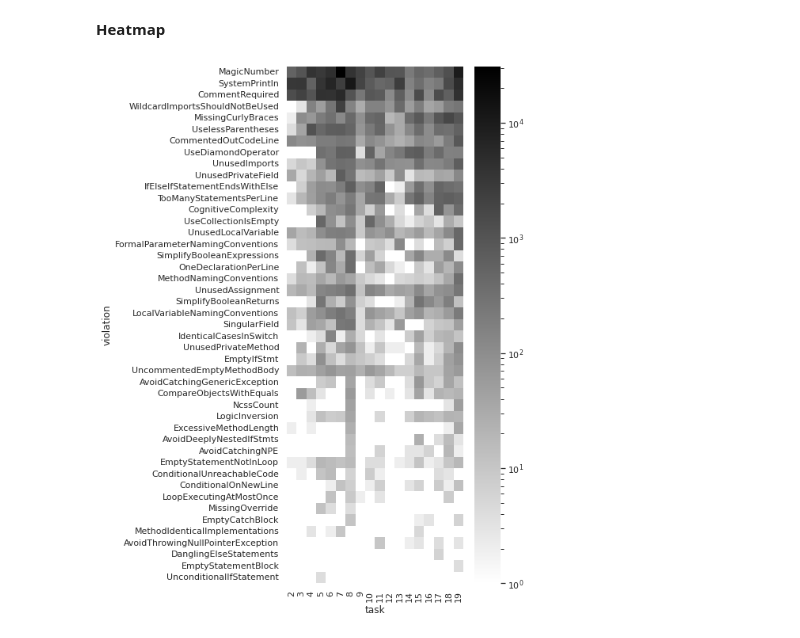
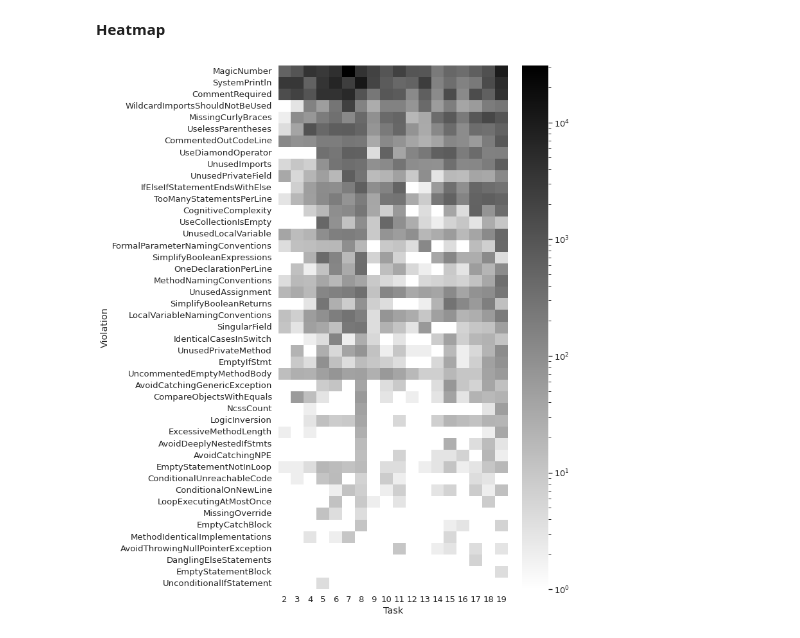
Before and after one commit to LinusOstlund/BachelorThesis, a Jupyter notebook: notebooks/analyzing.ipynb, the cells around one changed output. Saved outputs shown, nothing was run; the diff lists cells and outputs as text; code cells hidden in the pictures.

```diff
--- a/notebooks/analyzing.ipynb
+++ b/notebooks/analyzing.ipynb
@@ -259,7 +275,7 @@ df.rename(columns = {'year':'Year'}, inplace = True)
 #g = sns.regplot(x = "task",y = "v/kloc",data=dfs_year_sum[dfs_year_sum["year"] == 2021],scatter=False)
 #sns.set_palette('CMRmap')
 sns.set_theme(style="whitegrid")
-sns.set_context("poster", font_scale=1.3)
+sns.set_context("paper", font_scale=1.3)
 #g.set_title("Violations per 1000 lines of code (KLOC)");
 #sns.set(rc={'figure.figsize': (15,8)})
 data = df[df["All rules"] == False]
@@ -267,12 +283,13 @@ data = df[df["All rules"] == False]
 g = sns.lmplot(x="task",
             y="vPkloc",
             hue="Year",
-            col="Year",
-            col_wrap=2,
+            #col="Year",
+            #col_wrap=2,
             data=data,
             #x_bins=18,
             truncate=True,
             height=8,
+            palette="colorblind",
             aspect=1.7,
             x_jitter=0.1,
             markers=".",
@@ -284,6 +301,7 @@ g.set(ylabel="Violations per KLOC");
 #plt.setp(g._legend.get_texts(), fontsize='14')
 #plt.setp(g._legend.get_title(), fontsize='16')
 plt.savefig("year-regression-mod.png",dpi=450)
+#plt.savefig("year-regression.ps")
 #plt.legend(fontsize='x-large', title_fontsize='40')
 #g.set(title="Linear regression over violations per 1000 lines of code (KLOC)");
 # %% [output]
@@ -295,8 +313,10 @@ plt.savefig("year-regression-mod.png",dpi=450)
 # %%
 data = dfs_all_years_final.copy()
 #data = data[data["year"] == 2019]
-rule = "CommentRequired"#"CommentedOutCodeLine"#"SystemPrintln"#"CommentRequired"
-sns.set_palette("pastel")
+rule = "SystemPrintln"#"CommentedOutCodeLine"#"SystemPrintln"#"CommentRequired"
+sns.set(rc={"figure.figsize":(8,8)},font_scale=1.2)
+sns.color_palette("colorblind", 8)
+sns.set_theme(style="whitegrid")
 data = data[data["violation"] == rule]
 data = data.groupby(["year","task","violation"]).agg(total = ("amount","sum"),median=("amount","median"),mean=("amount","mean"),has=("occur","sum"),outOf=("occur","count")).reset_index()
 data = data[data["has"] > 0]
@@ -305,7 +325,7 @@ data = data[data["has"] > 0]
 #data = data[data["violation"] != rule]
 #data= data[data["task"] > 14]
 
-g = sns.lineplot(x="task",y="median",data=data,hue = "year");
+g = sns.lineplot(x="task",y="median",data=data,hue = "year",palette="colorblind");
 
 data.head(30);
 g.set(xticks=[2,3,4,5,6,7,8,9,10,11,12,13,14,15,16,17,18,19]);
@@ -313,6 +333,6 @@ g.set(ylabel="Median amount of occurences");
 #g.set(ylabel="Portion (%) of the 46 violations found that task");
 g.set(xlabel="Task")
 #g.set(title=f"Portion of violations occuring in task");
-plt.legend(bbox_to_anchor=(0,1.02,1,0.2), loc="lower left", borderaxespad=0, ncol=10)
-#plt.savefig("images/magicnumber.png",dpi=300)
+#plt.legend(bbox_to_anchor=(0,1.02,1,0.2), loc="lower left", borderaxespad=0, ncol=10)
+plt.savefig(f"{rule}.png",dpi=300)
 # %% [output]
@@ -330,14 +349,17 @@ def annotate(data, **kws):
     ax = plt.gca()
     ax.text(.1, .6, f"N = {n}", transform=ax.transAxes)
 
+sns.color_palette("colorblind", 8)
+sns.set_theme(style="whitegrid")
 df6 = df.groupby(["year","ta","student","task"])["vPkloc"].sum().reset_index()
 df6 = df6.groupby(["year","ta","student"])["vPkloc"].median().reset_index()
 for year in df["year"].unique():
     df_tmp = df6[df6["year"] == year]
-    g = sns.FacetGrid(df_tmp, col="ta", height=1.5, aspect=1.5, col_wrap=3)
+    g = sns.FacetGrid(df_tmp, col="ta", height=4, aspect=1.3, col_wrap=4)
     g.map_dataframe(sns.kdeplot, x = "vPkloc")
     g.map_dataframe(annotate)
     g.set_xlabels("V/KLOC")
     g.refline(x=df_tmp["vPkloc"].median())
-    g.fig.subplots_adjust(top=0.8) # adjust the Figure in rp
+    g.fig.subplots_adjust(top=0.93) # adjust the Figure in rp
     g.fig.suptitle(year)
+    plt.savefig(f'ta-dist-{year}.png',dpi=450)
@@ -346,7 +373,6 @@ for year in df["year"].unique():
 # %%
 temp = df.groupby(["violation"])["amount"].sum().sort_values(ascending = False).reset_index()
 total_violations = temp["amount"].sum()
-sns.set(rc = {'figure.figsize':(5,12)})
 ax = sns.barplot(x='amount', y='violation', estimator=lambda x: sum(x) / total_violations * 100, data=temp)
 ax.bar_label(ax.containers[0], fmt='%.f%%')
 ax.set_ylabel('%')
@@ -366,3 +392,8 @@ sns.barplot(x='amount', y='violation', estimator=lambda x: sum(x) / total_violat
 axs[1].bar_label(ax.containers[0], fmt='%.f%%');
 axs[0].set_xlabel('Total amount of violations per year')
 axs[1].set_xlabel('Percent (%)')
+
+axs[1].set_ylabel('')
+axs[0].set_ylabel('Violation')
+
+plt.savefig('violations-dist.png',dpi=300, bbox_inches='tight')
@@ -370,17 +404,19 @@ axs[1].set_xlabel('Percent (%)')
 **Heatmap**
 # %%
 df_violations = df.groupby(["violation", "task"])["amount"].sum().sort_values(ascending = False).reset_index()
-
+sns.set(rc={"figure.figsize":(8,15)},font_scale=1.2)
 
 # Sortera
 #df_violations.index = pd.CategoricalIndex(df_violations.index, categories = df_violations["violation"].unique())
 #df_violations.sort_index(level=0, inplace=True)
 
 
 df_violations_pivot = df_violations.pivot("violation", "task", "amount")
 df_violations_pivot = df_violations_pivot.reindex(index=df_violations["violation"].unique())
 
 g = sns.heatmap(df_violations_pivot, fmt = "d", cmap="gray_r", norm=LogNorm())
 g.set_facecolor('xkcd:white')
+g.set(ylabel="Violation",xlabel="Task")
+plt.savefig('violations-heatmap.png',dpi=450, bbox_inches='tight')
 # %% [output]
-[figure, old version]
+[figure, new version]
```
Also changed, not shown: parts of 6 cells of this notebook, 11 other files.
